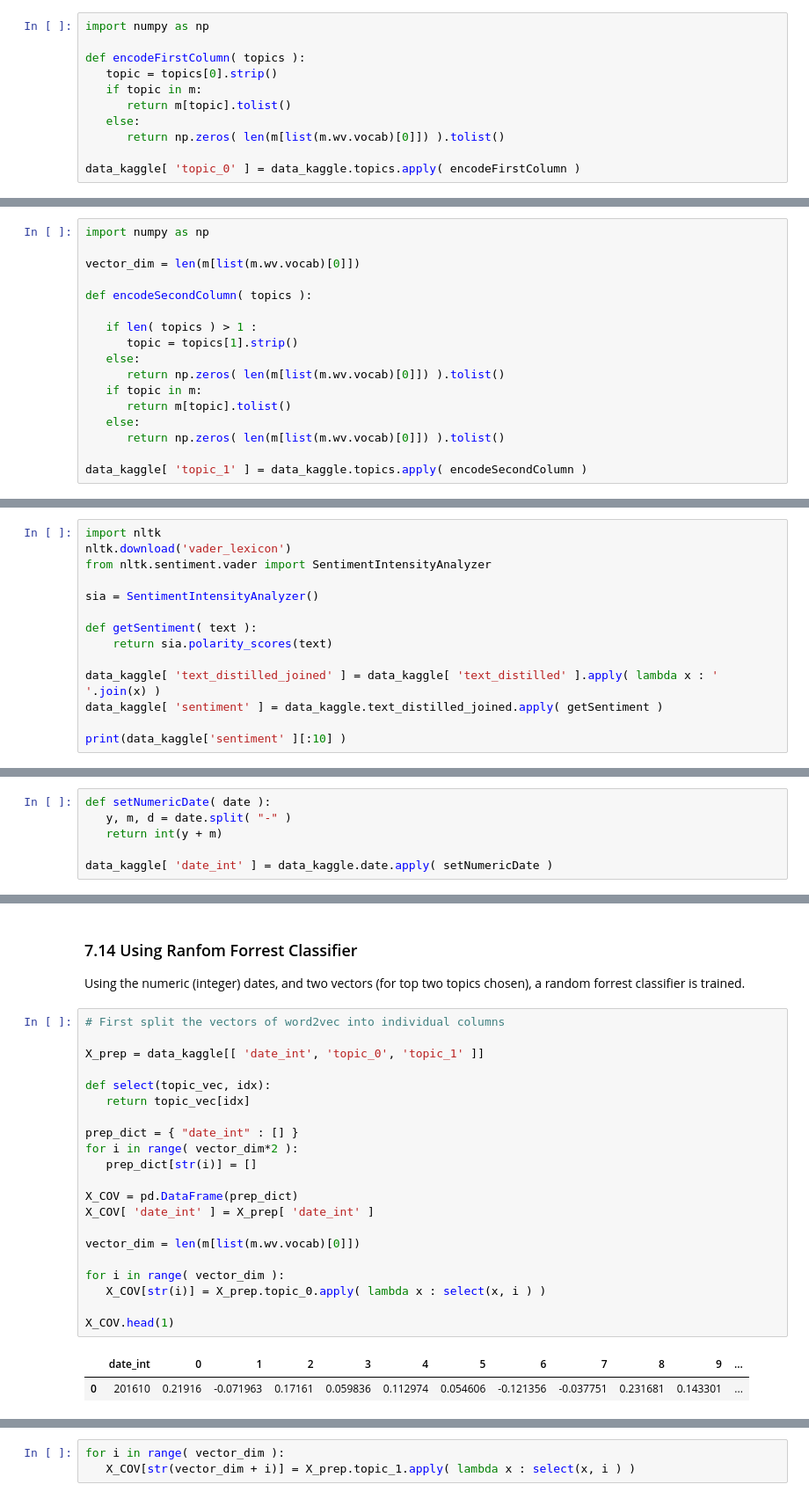
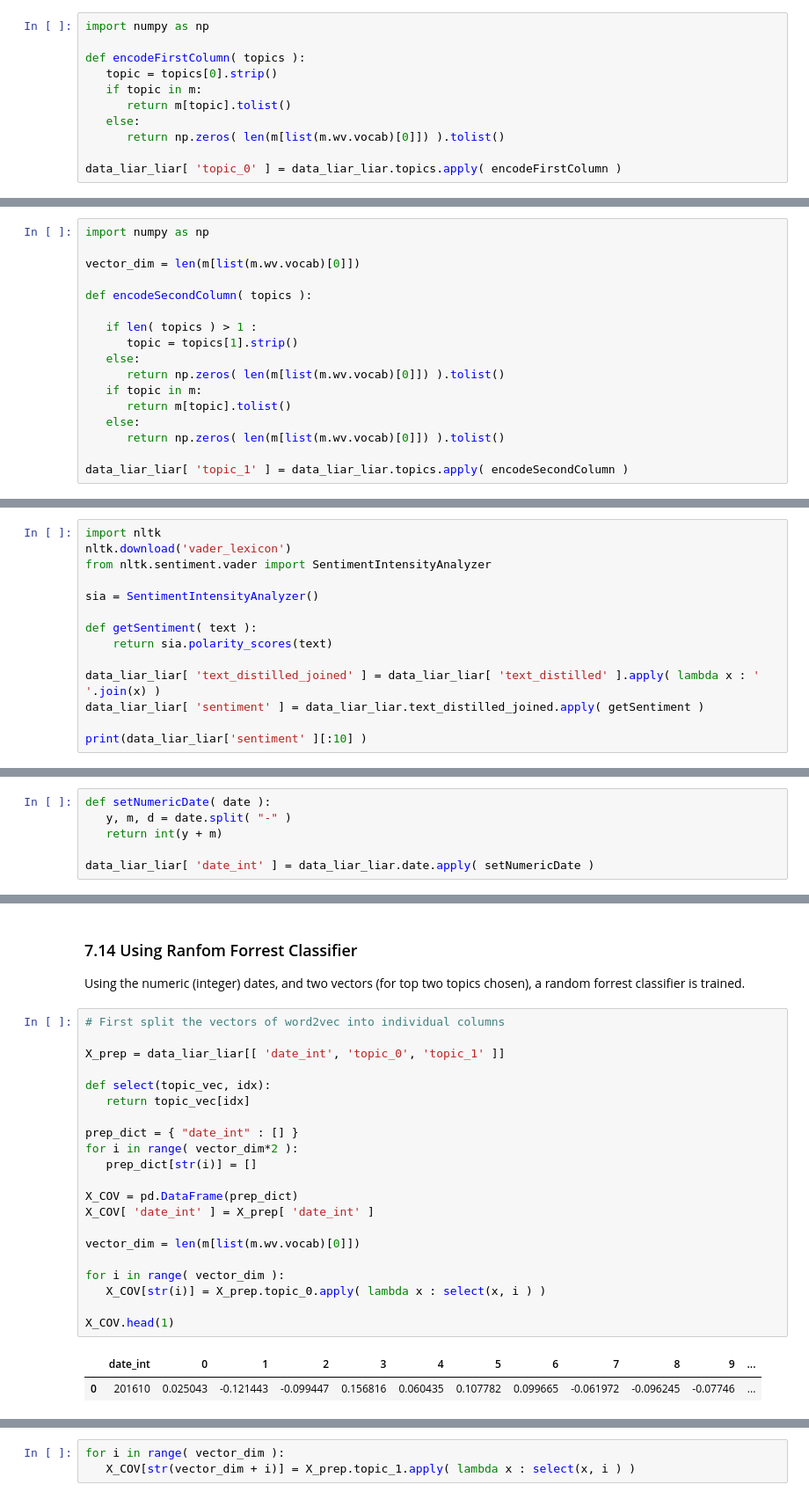
Before and after one commit to s-c-soma/AlternusVera, a Jupyter notebook: Alterus_Vera_Subarna.ipynb, the cells around one changed output, grey strips where cells are left out. Shown at 88% size. Saved outputs shown, nothing was run; the diff lists cells and outputs as text.

```diff
--- a/Alterus_Vera_Subarna.ipynb
+++ b/Alterus_Vera_Subarna.ipynb
@@ -616,7 +671,7 @@ def encodeFirstColumn( topics ):
    else:
       return np.zeros( len(m[list(m.wv.vocab)[0]]) ).tolist()
 
-data_kaggle[ 'topic_0' ] = data_kaggle.topics.apply( encodeFirstColumn )
+data_liar_liar[ 'topic_0' ] = data_liar_liar.topics.apply( encodeFirstColumn )
 # %% [markdown]
 Running few sanity check, to ensure that the computation is correct,
 # %%
@@ -684,5 +739,5 @@ def encodeSecondColumn( topics ):
    else:
       return np.zeros( len(m[list(m.wv.vocab)[0]]) ).tolist()
 
-data_kaggle[ 'topic_1' ] = data_kaggle.topics.apply( encodeSecondColumn )
+data_liar_liar[ 'topic_1' ] = data_liar_liar.topics.apply( encodeSecondColumn )
 # %%
@@ -703,10 +758,10 @@ sia = SentimentIntensityAnalyzer()
 def getSentiment( text ):
     return sia.polarity_scores(text)
 
-data_kaggle[ 'text_distilled_joined' ] = data_kaggle[ 'text_distilled' ].apply( lambda x : ' '.join(x) )
-data_kaggle[ 'sentiment' ] = data_kaggle.text_distilled_joined.apply( getSentiment )
+data_liar_liar[ 'text_distilled_joined' ] = data_liar_liar[ 'text_distilled' ].apply( lambda x : ' '.join(x) )
+data_liar_liar[ 'sentiment' ] = data_liar_liar.text_distilled_joined.apply( getSentiment )
 
-print(data_kaggle['sentiment' ][:10] )
+print(data_liar_liar['sentiment' ][:10] )
 # %% [output]
 [nltk_data] Downloading package vader_lexicon to /root/nltk_data...
 [nltk_data]   Package vader_lexicon is already up-to-date!
@@ -730,5 +785,5 @@ def setNumericDate( date ):
    y, m, d = date.split( "-" )
    return int(y + m)
 
-data_kaggle[ 'date_int' ] = data_kaggle.date.apply( setNumericDate )
+data_liar_liar[ 'date_int' ] = data_liar_liar.date.apply( setNumericDate )
 # %%
@@ -742,27 +797,27 @@ Using the numeric (integer) dates, and two vectors (for top two topics chosen),
 # %%
 # First split the vectors of word2vec into individual columns
 
-X_prep = data_kaggle[[ 'date_int', 'topic_0', 'topic_1' ]]
+X_prep = data_liar_liar[[ 'date_int', 'topic_0', 'topic_1' ]]
 
 def select(topic_vec, idx):
    return topic_vec[idx]
 
 prep_dict = { "date_int" : [] }
 for i in range( vector_dim*2 ):
    prep_dict[str(i)] = []
 
 X_COV = pd.DataFrame(prep_dict)
 X_COV[ 'date_int' ] = X_prep[ 'date_int' ]
 
 vector_dim = len(m[list(m.wv.vocab)[0]])
 
 for i in range( vector_dim ):
    X_COV[str(i)] = X_prep.topic_0.apply( lambda x : select(x, i ) )
 
 X_COV.head(1)
 # %% [output]
 |  | date_int | 0 | 1 | 2 | 3 | 4 | 5 | 6 | 7 | 8 | 9 | ... |
-| 0 | 201610 | 0.21916 | -0.071963 | 0.17161 | 0.059836 | 0.112974 | 0.054606 | -0.121356 | -0.037751 | 0.231681 | 0.143301 | ... |
+| 0 | 201610 | 0.025043 | -0.121443 | -0.099447 | 0.156816 | 0.060435 | 0.107782 | 0.099665 | -0.061972 | -0.096245 | -0.07746 | ... |
 1 rows × 201 columns
 # %%
 for i in range( vector_dim ):
```
Also changed, not shown: parts of 135 cells of this notebook.
